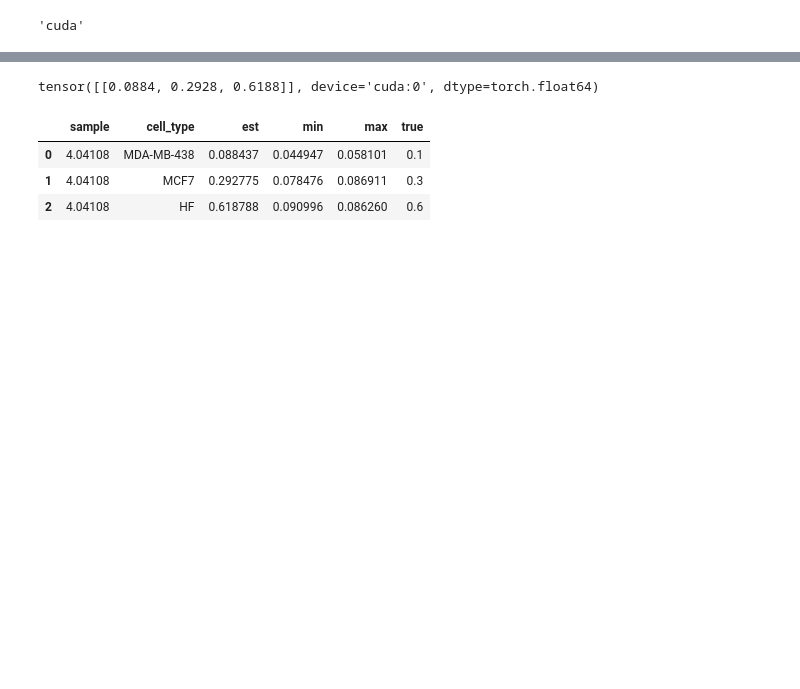
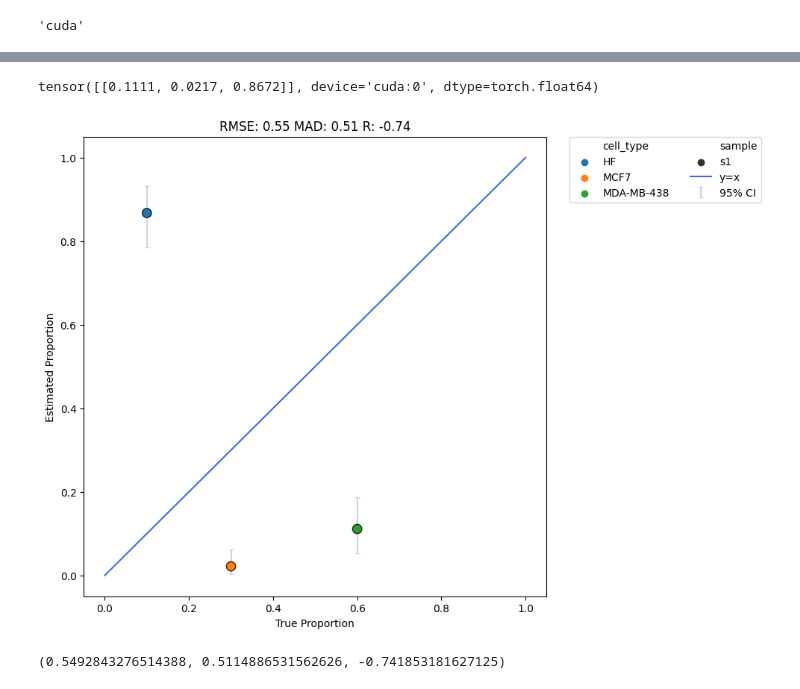
Before and after one commit to lutrarutra/deconv, a Jupyter notebook: notebooks/3bulk.ipynb, the cells around one changed output, grey strips where cells are left out. Saved outputs shown, nothing was run; the diff lists cells and outputs as text; code cells hidden in the pictures; blank space fills up the shorter version.

```diff
--- a/notebooks/3bulk.ipynb
+++ b/notebooks/3bulk.ipynb
@@ -31,19 +33,16 @@ reference_file = os.path.join(indir, "sc.tsv")
 reference_mdata_file = os.path.join(indir, "pdata.tsv")
 bulk_file = os.path.join(indir, "bulk.tsv")
 
-cell_types = ["0", "1", "2"]
+true_df = pd.read_csv(os.path.join(indir, "proportions.csv"), sep=",", index_col=0)
+# true_df = true_df.reindex(sorted(true_df.columns), axis=1)
 
-true_df = pd.read_csv(os.path.join(indir, "proportions.csv"), sep=",", index_col=0)
-true_df = true_df.reindex(sorted(true_df.columns), axis=1)
-
-# sadata = sc.read_h5ad(reference_file)
 sadata = dv.tl.read_data(reference_file)
 pheno_df = pd.read_csv(reference_mdata_file, sep="\t", index_col=0)
 common_cells = list(set(pheno_df.index.tolist()) & set(sadata.obs_names.tolist()))
 
 sadata = sadata[common_cells, :].copy()
 pheno_df = pheno_df.loc[common_cells, :].copy()
-sadata.obs["labels"] = pheno_df["cellType"].tolist()
+sadata.obs["labels"] = pheno_df["cellType"].values
 sadata.obs["labels"] = sadata.obs["labels"].astype("category")
 sadata = sadata[sadata.obs["labels"].astype("str").isin(cell_types), :].copy()
 sadata.obs["labels"] = sadata.obs["labels"].cat.rename_categories(["MDA-MB-438", "MCF7", "HF"])
@@ -51,14 +50,14 @@ sadata.obs["labels"] = sadata.obs["labels"].cat.rename_categories(["MDA-MB-438",
 print(sadata.obs.groupby("labels").size())
 
 bulk_df = pd.read_csv(bulk_file, sep="\t", index_col=0)
-# if bulk_df.iloc[:,0].dtype == "O":
-#     bulk_df.set_index(bulk_df.columns[0], inplace=True)
+
 print(f"bulk RNA-seq data - samples: {bulk_df.shape[0]}, genes: {bulk_df.shape[1]}")
 sc.pp.filter_cells(sadata, min_genes=200)
 sc.pp.filter_genes(sadata, min_cells=3)
 adata = dv.tl.combine(sadata, bulk_df)
 del sadata
-scout.tl.scale_log_center(adata, target_sum=None, exclude_highly_expressed=True)
+scout.tl.scale_log_center(adata, target_sum=None, exclude_highly_expressed=False)
+# sc.pp.highly_variable_genes(adata, n_top_genes=5000, subset=True)
 # %% [output]
 labels
 MDA-MB-438    1988
@@ -83,7 +82,7 @@ device
 decon = dv.DeconV(
     adata, cell_type_key="labels",
     dropout_type="separate",
-    model_type="nb", sub_type_key=None,
+    model_type="beta", sub_type_key=None,
     device=device
 )
 # %%
@@ -98,16 +92,12 @@ Warning: some p-values (26) were 0, scattering them around 320.9
 # %%
-proportions = decon.deconvolute(model_dropout=True, lrd=0.999, lr=0.1, num_epochs=1000)
+proportions = decon.deconvolute(model_dropout=False, lrd=0.999, lr=0.1, num_epochs=1000, progress=True)
 proportions
 # %% [output]
-tensor([[0.0884, 0.2928, 0.6188]], device='cuda:0', dtype=torch.float64)
+tensor([[0.1111, 0.0217, 0.8672]], device='cuda:0', dtype=torch.float64)
-# %%
-res_df
-# %% [output]
-|  | sample | cell_type | est | min | max | true |
-| 0 | 4.04108 | MDA-MB-438 | 0.088437 | 0.044947 | 0.058101 | 0.1 |
-| 1 | 4.04108 | MCF7 | 0.292775 | 0.078476 | 0.086911 | 0.3 |
-| 2 | 4.04108 | HF | 0.618788 | 0.090996 | 0.086260 | 0.6 |
 # %%
-res_df = decon.get_results_df()
-res_df["true"] = true_df.melt()["value"]
-rmse, mad, r = dv.pl.xypredictions(res_df, figsize=(7,7), dpi=150, style=None, path=f"../benchmarks/figures/3bulk/{decon.model_type}")
+res_df = decon.get_results_df().sort_values(["cell_type", "sample"])
+res_df["true"] = true_df.reset_index().melt(id_vars="index").sort_values(["variable", "index"])["value"].values
+dv.pl.xypredictions(res_df)
+# %% [output]
+[figure, added]
+(0.5492843276514388, 0.5114886531562626, -0.741853181627125)
```
Also changed, not shown: parts of 5 cells of this notebook, 6 other files.
